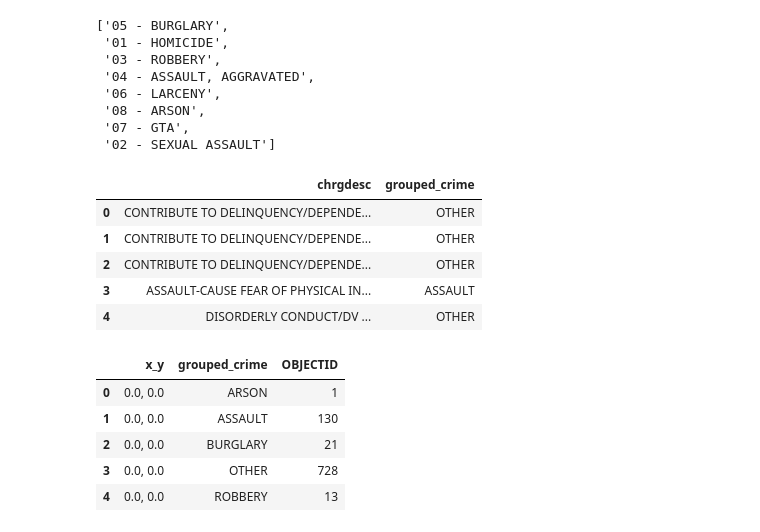
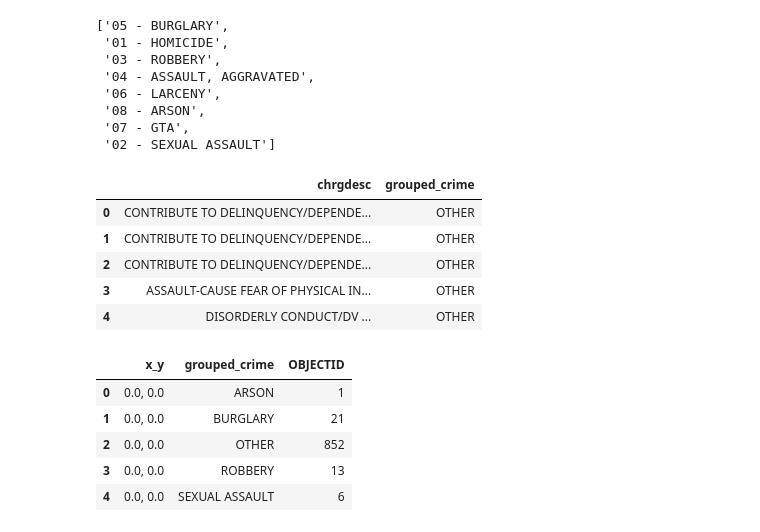
Before and after one commit to bkdevart/hackathon_safe_route, a Jupyter notebook: data_eda.ipynb, the cells around one changed output. Drawn from its saved outputs; the diff is of its cells as text; code cells hidden in the pictures.

```diff
--- a/data_eda.ipynb
+++ b/data_eda.ipynb
@@ -114,26 +114,26 @@ crime_list = ['BURGLARY',
  'SEXUAL ASSAULT']
 # %%
 # Crime list
-crime_list = ['BURGLARY', 'HOMICIDE', 'ROBBERY', 'ASSAULT', 'LARCENY', 'ARSON', 'GTA', 'SEXUAL ASSAULT']
+crime_list = ['BURGLARY', 'HOMICIDE', 'ROBBERY', 'ASSAULT, AGGRAVATED', 'LARCENY', 'ARSON', 'GTA', 'SEXUAL ASSAULT']
 
 # Function to map crimes to grouped categories
 def map_crime(chrgdesc):
     for crime in crime_list:
         if pd.notna(chrgdesc) and crime.lower() in chrgdesc.lower():
             return crime
     return 'OTHER'  # Return 'OTHER' if no match is found
 
 # Create a new column 'grouped_crime' that maps the matching crime type or 'OTHER'
 arrests['grouped_crime'] = arrests['chrgdesc'].apply(map_crime)
 
 # Display the updated DataFrame
 arrests[['chrgdesc', 'grouped_crime']].head()
 # len(arrests)
 # %% [output]
 |  | chrgdesc | grouped_crime |
 | 0 | CONTRIBUTE TO DELINQUENCY/DEPENDE... | OTHER |
 | 1 | CONTRIBUTE TO DELINQUENCY/DEPENDE... | OTHER |
 | 2 | CONTRIBUTE TO DELINQUENCY/DEPENDE... | OTHER |
-| 3 | ASSAULT-CAUSE FEAR OF PHYSICAL IN... | ASSAULT |
+| 3 | ASSAULT-CAUSE FEAR OF PHYSICAL IN... | OTHER |
 | 4 | DISORDERLY CONDUCT/DV ... | OTHER |
 # %%
@@ -157,10 +156,10 @@ arrest_counts.head()
 # %% [output]
 |  | x_y | grouped_crime | OBJECTID |
 | 0 | 0.0, 0.0 | ARSON | 1 |
-| 1 | 0.0, 0.0 | ASSAULT | 130 |
-| 2 | 0.0, 0.0 | BURGLARY | 21 |
-| 3 | 0.0, 0.0 | OTHER | 728 |
-| 4 | 0.0, 0.0 | ROBBERY | 13 |
+| 1 | 0.0, 0.0 | BURGLARY | 21 |
+| 2 | 0.0, 0.0 | OTHER | 852 |
+| 3 | 0.0, 0.0 | ROBBERY | 13 |
+| 4 | 0.0, 0.0 | SEXUAL ASSAULT | 6 |
 # %%
 print(len(arrest_counts))
 coordinates_weight[['X', 'Y', 'chrgdesc', 'grouped_crime']].to_csv('data/coordinates_weight.csv')
```
Also changed, not shown: parts of 2 cells of this notebook, 1 other file.
